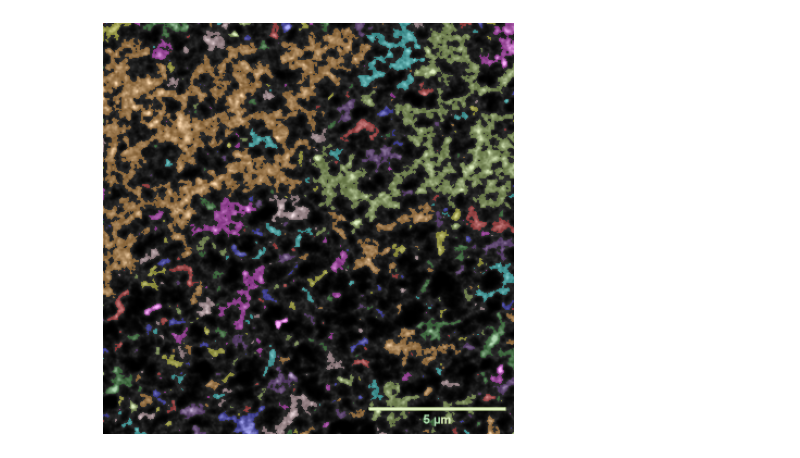
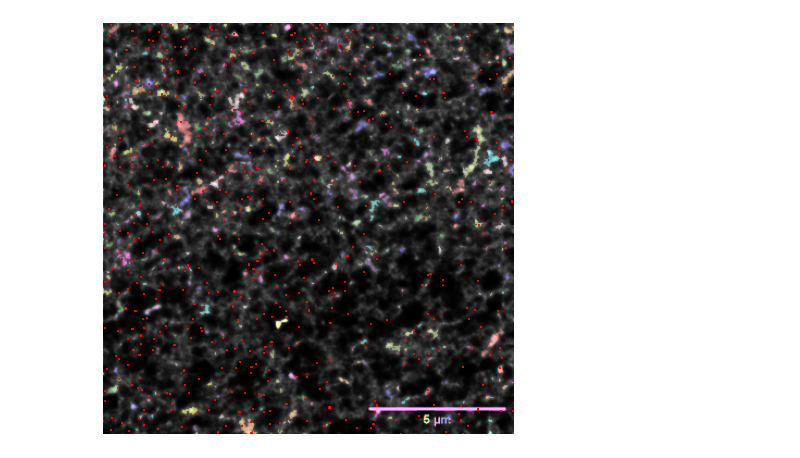
Before and after one commit to cappertherapper/Bachelorprojekt, a Jupyter notebook: tifReader.ipynb, the cells around one changed output. Saved outputs shown, nothing was run; the diff lists cells and outputs as text; code cells hidden in the pictures.

```diff
--- a/tifReader.ipynb
+++ b/tifReader.ipynb
@@ -14,7 +14,7 @@ img = Image.open(path).convert('L')
 image = np.array(img)
 # %%
 # Thresholding
-threshold_value = 70
+threshold_value = 130
 bw = image > threshold_value
 
 # Thresholding + closure
@@ -31,18 +41,17 @@ regions = regionprops(label_image)
 # %%
 # Visualizing labels with rgb + centroids
 image_label_overlay = label2rgb(label_image, image=image, bg_label=0)
 
 fig, ax = plt.subplots(figsize=(10, 6))
 ax.imshow(image_label_overlay)
 
 # Coloring centroids
-# for region in regions:
-#     if region.area >= 100:
-#         point = mpatches.Rectangle(region.centroid, 1, 1, fill=True, edgecolor='red', linewidth=1)
-#         ax.add_patch(point)
+for region in regions:
+    point = mpatches.Rectangle(region.centroid, 1, 1, fill=True, edgecolor='red', linewidth=1)
+    ax.add_patch(point)
 
 ax.set_axis_off()
 plt.tight_layout()
 plt.show()
 # %% [output]
-[figure, old version]
+[figure, new version]
```
Also changed, not shown: parts of 1 cell of this notebook.
